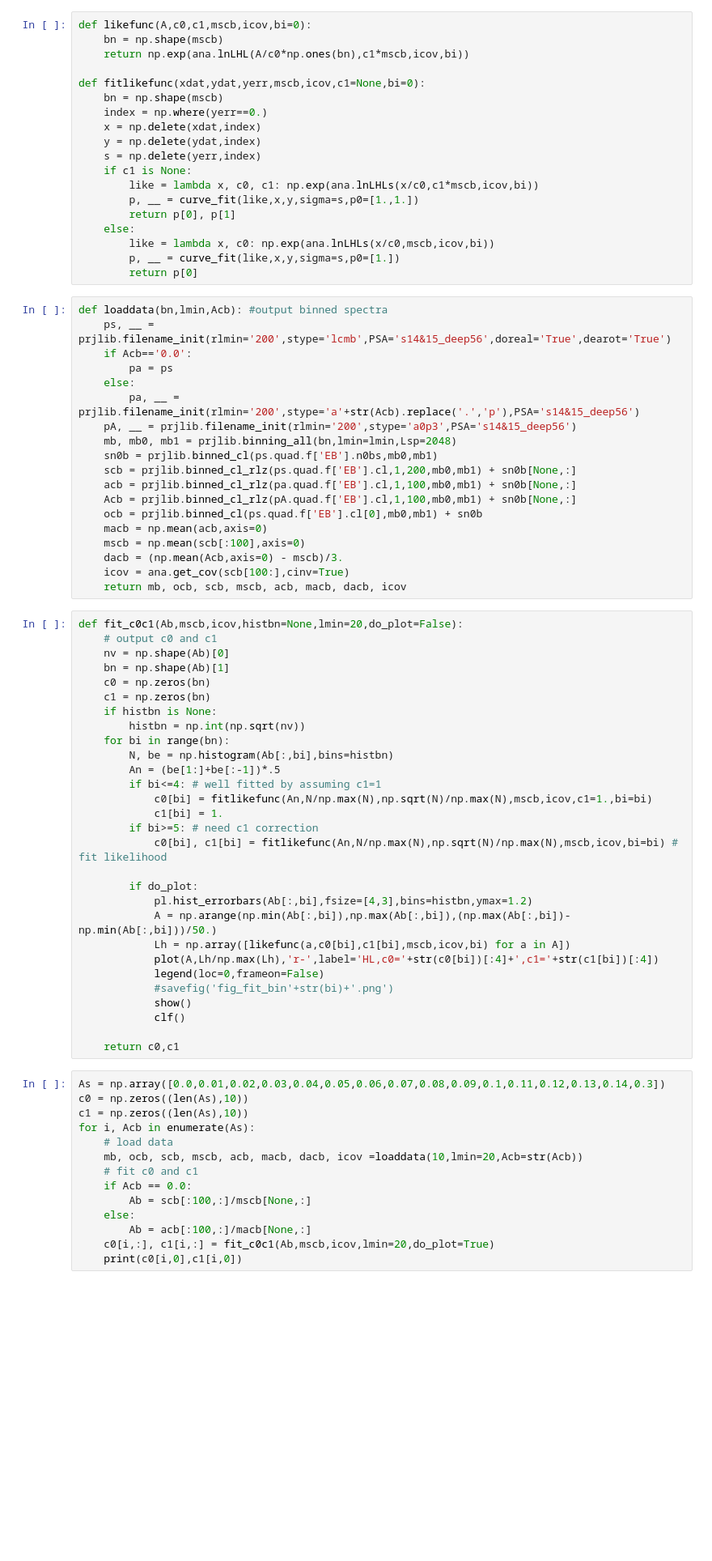
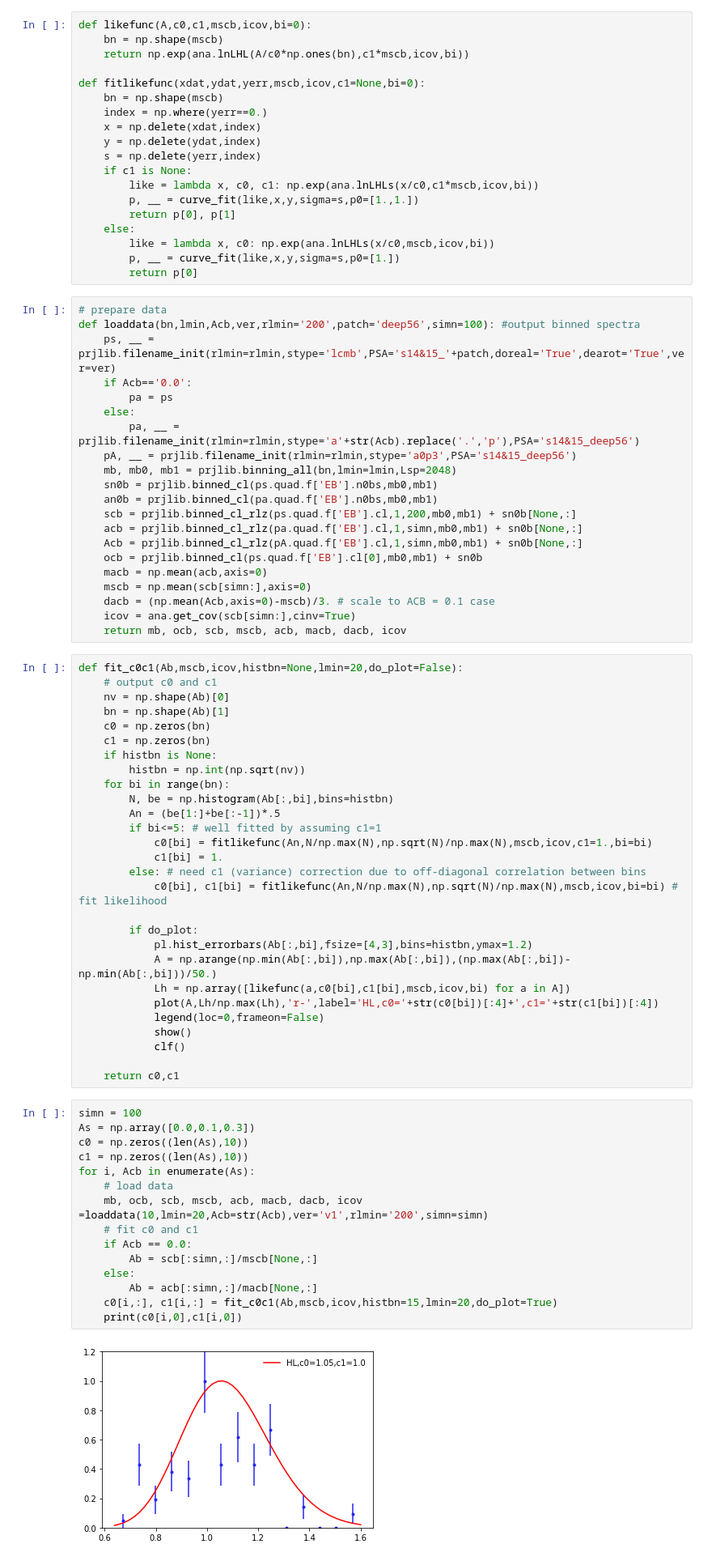
Before and after one commit to ACTCollaboration/cosmicbirefringence, a Jupyter notebook: ms_likelihood_HL.ipynb, the cells around one changed output. Shown: that part at 81% size. Cells and saved outputs as stored; diff of their text form; blank space fills up the shorter version.

```diff
--- a/ms_likelihood_HL.ipynb
+++ b/ms_likelihood_HL.ipynb
@@ -22,23 +22,25 @@ def fitlikefunc(xdat,ydat,yerr,mscb,icov,c1=None,bi=0):
         p, __ = curve_fit(like,x,y,sigma=s,p0=[1.])
         return p[0]
 # %%
-def loaddata(bn,lmin,Acb): #output binned spectra
-    ps, __ = prjlib.filename_init(rlmin='200',stype='lcmb',PSA='s14&15_deep56',doreal='True',dearot='True')
+# prepare data
+def loaddata(bn,lmin,Acb,ver,rlmin='200',patch='deep56',simn=100): #output binned spectra
+    ps, __ = prjlib.filename_init(rlmin=rlmin,stype='lcmb',PSA='s14&15_'+patch,doreal='True',dearot='True',ver=ver)
     if Acb=='0.0':
         pa = ps
     else:
-        pa, __ = prjlib.filename_init(rlmin='200',stype='a'+str(Acb).replace('.','p'),PSA='s14&15_deep56')
-    pA, __ = prjlib.filename_init(rlmin='200',stype='a0p3',PSA='s14&15_deep56')
+        pa, __ = prjlib.filename_init(rlmin=rlmin,stype='a'+str(Acb).replace('.','p'),PSA='s14&15_deep56')
+    pA, __ = prjlib.filename_init(rlmin=rlmin,stype='a0p3',PSA='s14&15_deep56')
     mb, mb0, mb1 = prjlib.binning_all(bn,lmin=lmin,Lsp=2048)
     sn0b = prjlib.binned_cl(ps.quad.f['EB'].n0bs,mb0,mb1)
+    an0b = prjlib.binned_cl(pa.quad.f['EB'].n0bs,mb0,mb1)
     scb = prjlib.binned_cl_rlz(ps.quad.f['EB'].cl,1,200,mb0,mb1) + sn0b[None,:]
-    acb = prjlib.binned_cl_rlz(pa.quad.f['EB'].cl,1,100,mb0,mb1) + sn0b[None,:]
-    Acb = prjlib.binned_cl_rlz(pA.quad.f['EB'].cl,1,100,mb0,mb1) + sn0b[None,:]
+    acb = prjlib.binned_cl_rlz(pa.quad.f['EB'].cl,1,simn,mb0,mb1) + sn0b[None,:]
+    Acb = prjlib.binned_cl_rlz(pA.quad.f['EB'].cl,1,simn,mb0,mb1) + sn0b[None,:]
     ocb = prjlib.binned_cl(ps.quad.f['EB'].cl[0],mb0,mb1) + sn0b
     macb = np.mean(acb,axis=0)
-    mscb = np.mean(scb[:100],axis=0)
-    dacb = (np.mean(Acb,axis=0) - mscb)/3.
-    icov = ana.get_cov(scb[100:],cinv=True)
+    mscb = np.mean(scb[simn:],axis=0)
+    dacb = (np.mean(Acb,axis=0)-mscb)/3. # scale to ACB = 0.1 case
+    icov = ana.get_cov(scb[simn:],cinv=True)
     return mb, ocb, scb, mscb, acb, macb, dacb, icov
 # %%
 def fit_c0c1(Ab,mscb,icov,histbn=None,lmin=20,do_plot=False):
@@ -52,10 +54,10 @@ def fit_c0c1(Ab,mscb,icov,histbn=None,lmin=20,do_plot=False):
     for bi in range(bn):
         N, be = np.histogram(Ab[:,bi],bins=histbn)
         An = (be[1:]+be[:-1])*.5
-        if bi<=4: # well fitted by assuming c1=1
+        if bi<=5: # well fitted by assuming c1=1
             c0[bi] = fitlikefunc(An,N/np.max(N),np.sqrt(N)/np.max(N),mscb,icov,c1=1.,bi=bi)
             c1[bi] = 1.
-        if bi>=5: # need c1 correction
+        else: # need c1 (variance) correction due to off-diagonal correlation between bins
             c0[bi], c1[bi] = fitlikefunc(An,N/np.max(N),np.sqrt(N)/np.max(N),mscb,icov,bi=bi) # fit likelihood
 
         if do_plot:
@@ -64,22 +66,24 @@ def fit_c0c1(Ab,mscb,icov,histbn=None,lmin=20,do_plot=False):
             Lh = np.array([likefunc(a,c0[bi],c1[bi],mscb,icov,bi) for a in A])
             plot(A,Lh/np.max(Lh),'r-',label='HL,c0='+str(c0[bi])[:4]+',c1='+str(c1[bi])[:4])
             legend(loc=0,frameon=False)
-            #savefig('fig_fit_bin'+str(bi)+'.png')
             show()
             clf()
 
     return c0,c1
 # %%
-As = np.array([0.0,0.01,0.02,0.03,0.04,0.05,0.06,0.07,0.08,0.09,0.1,0.11,0.12,0.13,0.14,0.3])
+simn = 100
+As = np.array([0.0,0.1,0.3])
 c0 = np.zeros((len(As),10))
 c1 = np.zeros((len(As),10))
 for i, Acb in enumerate(As):
     # load data
-    mb, ocb, scb, mscb, acb, macb, dacb, icov =loaddata(10,lmin=20,Acb=str(Acb))
+    mb, ocb, scb, mscb, acb, macb, dacb, icov =loaddata(10,lmin=20,Acb=str(Acb),ver='v1',rlmin='200',simn=simn)
     # fit c0 and c1
     if Acb == 0.0:
-        Ab = scb[:100,:]/mscb[None,:]
+        Ab = scb[:simn,:]/mscb[None,:]
     else:
-        Ab = acb[:100,:]/macb[None,:]
-    c0[i,:], c1[i,:] = fit_c0c1(Ab,mscb,icov,lmin=20,do_plot=True)
+        Ab = acb[:simn,:]/macb[None,:]
+    c0[i,:], c1[i,:] = fit_c0c1(Ab,mscb,icov,histbn=15,lmin=20,do_plot=True)
     print(c0[i,0],c1[i,0])
+# %% [output]
+[figure, added]
```
Also changed, not shown: parts of 3 cells of this notebook.
